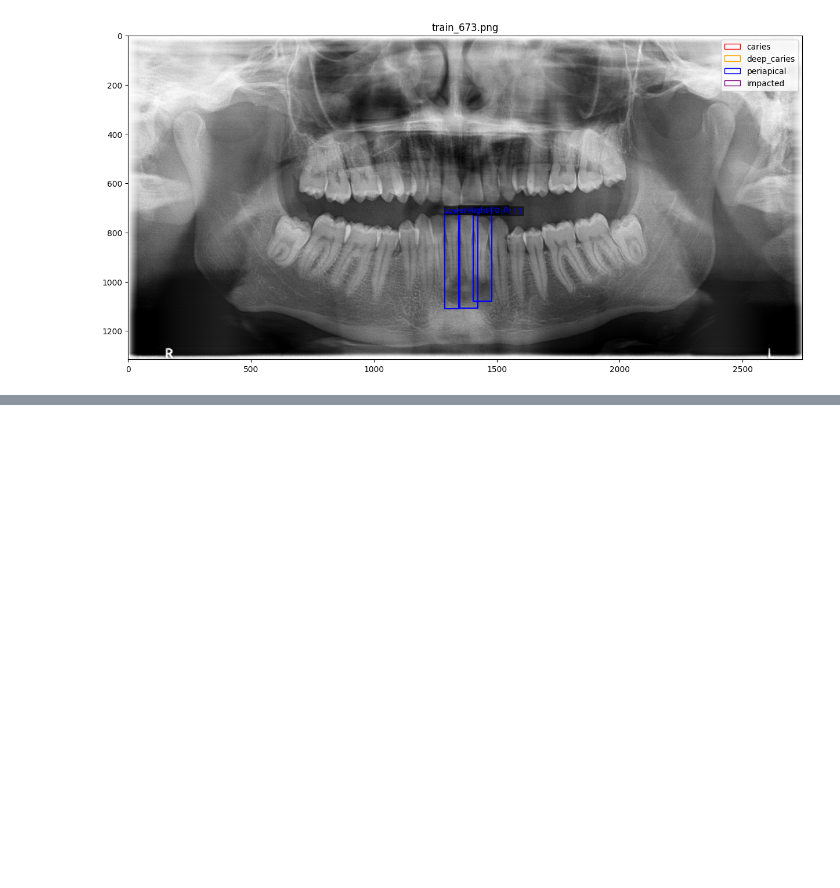
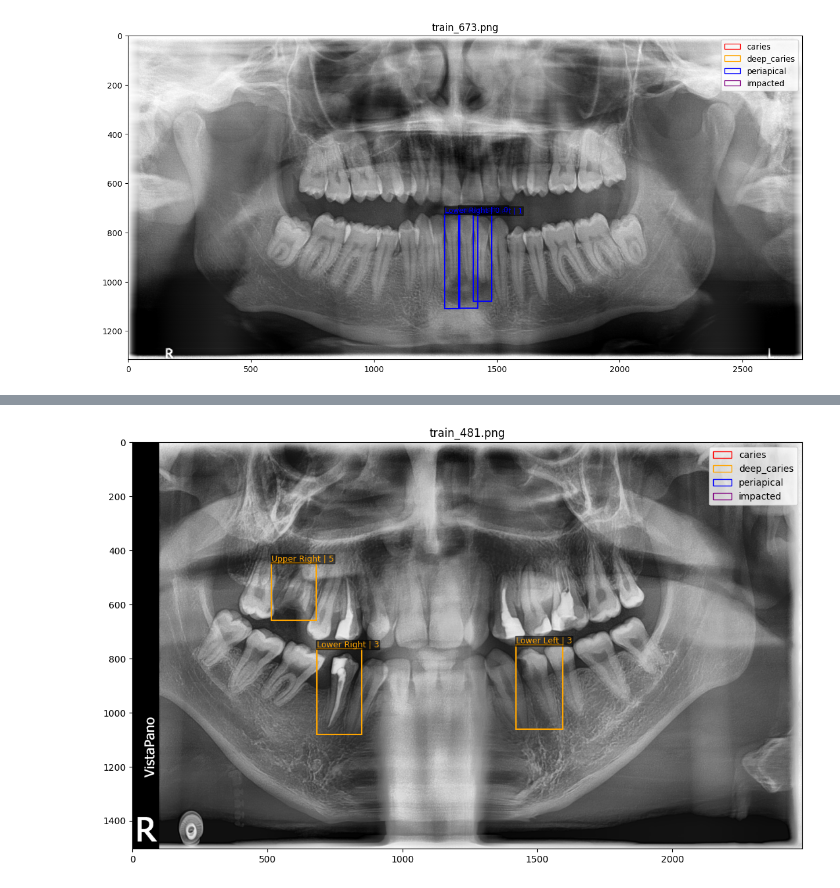
Before and after one commit to abdubakr77/dental-xray-ai, a Jupyter notebook: Notebooks/01_data_exploration.ipynb, the cells around one changed output, grey strips where cells are left out. Drawn from its saved outputs; the diff is of its cells as text; code cells hidden in the pictures; blank space fills up the shorter version.

```diff
--- a/Notebooks/01_data_exploration.ipynb
+++ b/Notebooks/01_data_exploration.ipynb
@@ -327,0 +332,4 @@ show_image_boxes(target=['Disease_Name','periapical'])
+# %%
+show_image_boxes(target=['Disease_Name','deep_caries'])
+# %% [output]
+[figure, added]
```
Also changed, not shown: parts of 2 cells of this notebook.
